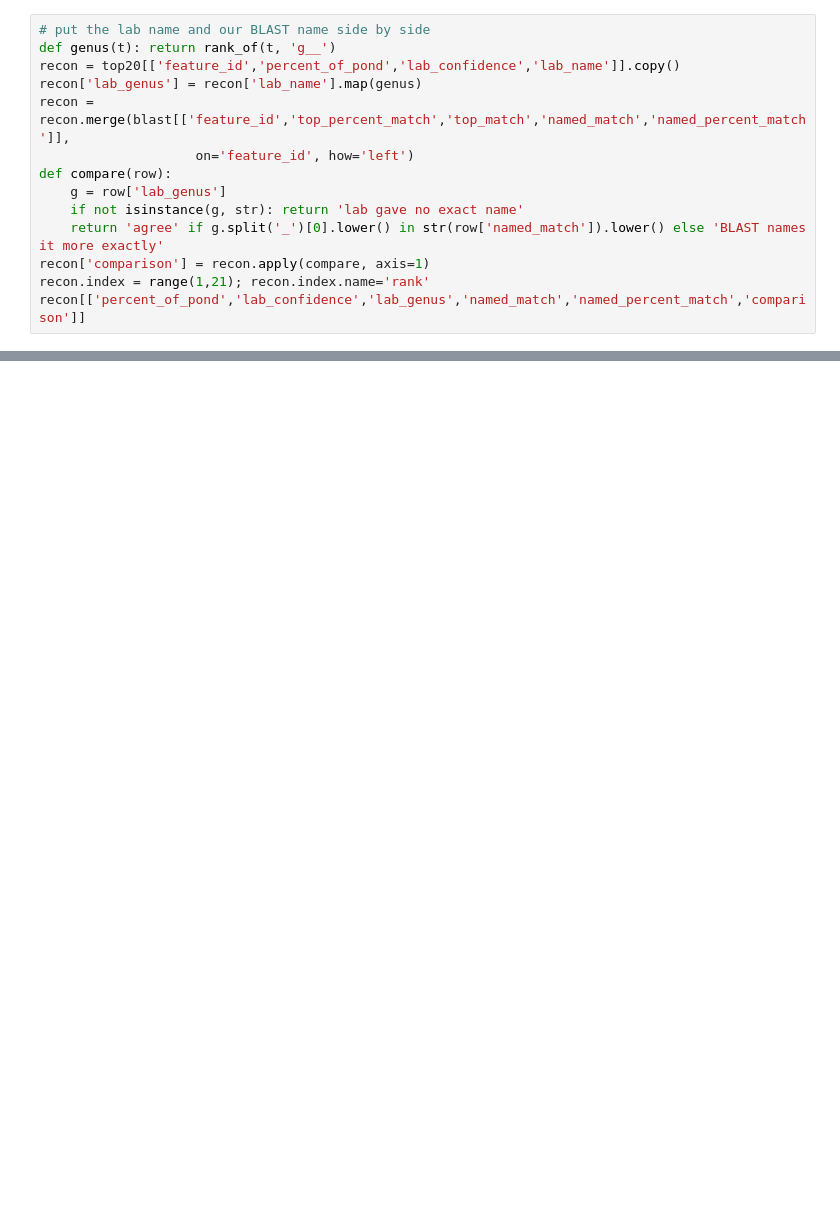
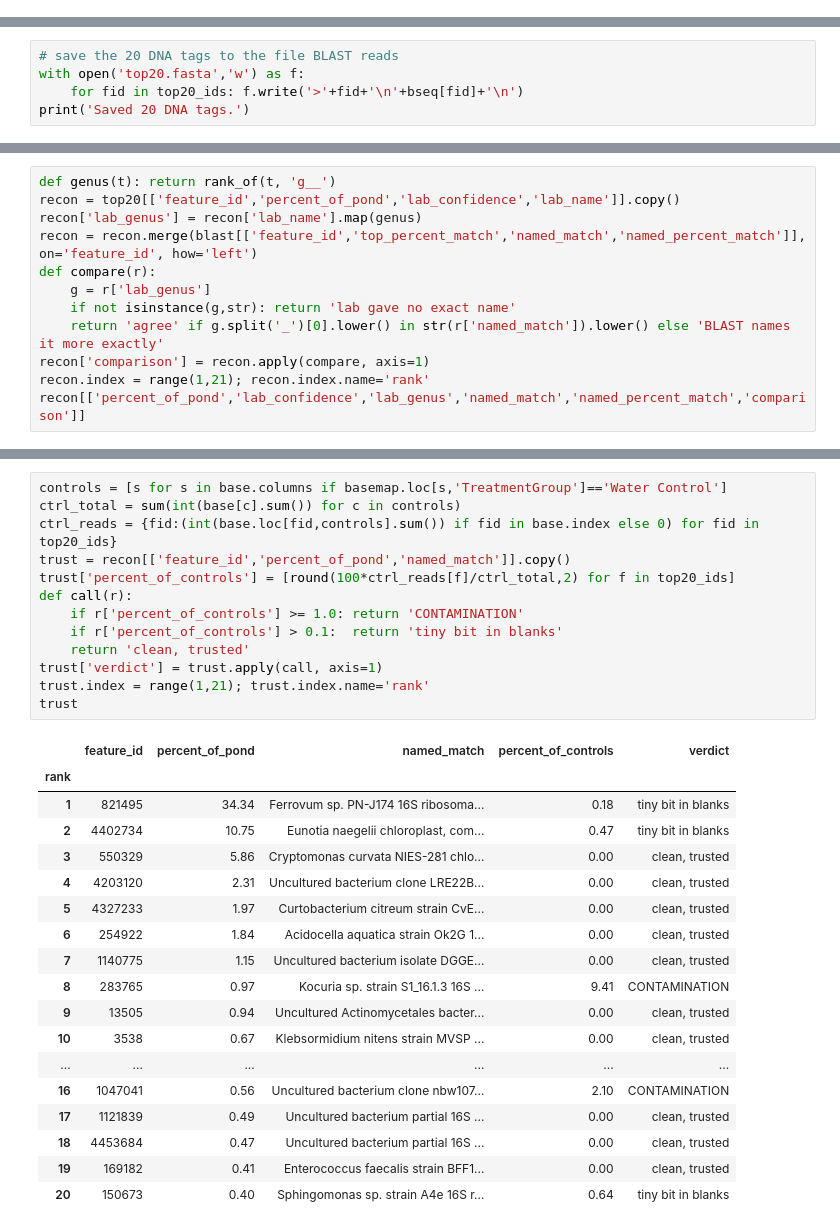
Before and after one commit to TomAs-1226/who-lives-there-boyce-park, a Jupyter notebook: Boyce_Park_Taxonomy.ipynb, the cells around one changed output, grey strips where cells are left out. Cells and saved outputs as stored; diff of their text form; blank space fills up the shorter version.

```diff
--- a/Boyce_Park_Taxonomy.ipynb
+++ b/Boyce_Park_Taxonomy.ipynb
@@ -267,14 +0,0 @@ First, we put **our BLAST names next to the lab's names**. Where they agree, gre
-# %%
-# put the lab name and our BLAST name side by side
-def genus(t): return rank_of(t, 'g__')
-recon = top20[['feature_id','percent_of_pond','lab_confidence','lab_name']].copy()
-recon['lab_genus'] = recon['lab_name'].map(genus)
-recon = recon.merge(blast[['feature_id','top_percent_match','top_match','named_match','named_percent_match']],
-                    on='feature_id', how='left')
-def compare(row):
-    g = row['lab_genus']
-    if not isinstance(g, str): return 'lab gave no exact name'
-    return 'agree' if g.split('_')[0].lower() in str(row['named_match']).lower() else 'BLAST names it more exactly'
-recon['comparison'] = recon.apply(compare, axis=1)
-recon.index = range(1,21); recon.index.name='rank'
-recon[['percent_of_pond','lab_confidence','lab_genus','named_match','named_percent_match','comparison']]
@@ -542,0 +131,5 @@ These are the main sources behind what we said about each organism.
+# %%
+# save the 20 DNA tags to the file BLAST reads
+with open('top20.fasta','w') as f:
+    for fid in top20_ids: f.write('>'+fid+'\n'+bseq[fid]+'\n')
+print('Saved 20 DNA tags.')
@@ -542,0 +217,12 @@ These are the main sources behind what we said about each organism.
+# %%
+def genus(t): return rank_of(t, 'g__')
+recon = top20[['feature_id','percent_of_pond','lab_confidence','lab_name']].copy()
+recon['lab_genus'] = recon['lab_name'].map(genus)
+recon = recon.merge(blast[['feature_id','top_percent_match','named_match','named_percent_match']], on='feature_id', how='left')
+def compare(r):
+    g = r['lab_genus']
+    if not isinstance(g,str): return 'lab gave no exact name'
+    return 'agree' if g.split('_')[0].lower() in str(r['named_match']).lower() else 'BLAST names it more exactly'
+recon['comparison'] = recon.apply(compare, axis=1)
+recon.index = range(1,21); recon.index.name='rank'
+recon[['percent_of_pond','lab_confidence','lab_genus','named_match','named_percent_match','comparison']]
@@ -542,0 +250,32 @@ These are the main sources behind what we said about each organism.
+# %%
+controls = [s for s in base.columns if basemap.loc[s,'TreatmentGroup']=='Water Control']
+ctrl_total = sum(int(base[c].sum()) for c in controls)
+ctrl_reads = {fid:(int(base.loc[fid,controls].sum()) if fid in base.index else 0) for fid in top20_ids}
+trust = recon[['feature_id','percent_of_pond','named_match']].copy()
+trust['percent_of_controls'] = [round(100*ctrl_reads[f]/ctrl_total,2) for f in top20_ids]
+def call(r):
+    if r['percent_of_controls'] >= 1.0: return 'CONTAMINATION'
+    if r['percent_of_controls'] > 0.1:  return 'tiny bit in blanks'
+    return 'clean, trusted'
+trust['verdict'] = trust.apply(call, axis=1)
+trust.index = range(1,21); trust.index.name='rank'
+trust
+# %% [output]
+|  | feature_id | percent_of_pond | named_match | percent_of_controls | verdict |
+| rank |  |  |  |  |  |
+| 1 | 821495 | 34.34 | Ferrovum sp. PN-J174 16S ribosoma... | 0.18 | tiny bit in blanks |
+| 2 | 4402734 | 10.75 | Eunotia naegelii chloroplast, com... | 0.47 | tiny bit in blanks |
+| 3 | 550329 | 5.86 | Cryptomonas curvata NIES-281 chlo... | 0.00 | clean, trusted |
+| 4 | 4203120 | 2.31 | Uncultured bacterium clone LRE22B... | 0.00 | clean, trusted |
+| 5 | 4327233 | 1.97 | Curtobacterium citreum strain CvE... | 0.00 | clean, trusted |
+| 6 | 254922 | 1.84 | Acidocella aquatica strain Ok2G 1... | 0.00 | clean, trusted |
+| 7 | 1140775 | 1.15 | Uncultured bacterium isolate DGGE... | 0.00 | clean, trusted |
+| 8 | 283765 | 0.97 | Kocuria sp. strain S1_16.1.3 16S ... | 9.41 | CONTAMINATION |
+| 9 | 13505 | 0.94 | Uncultured Actinomycetales bacter... | 0.00 | clean, trusted |
+| 10 | 3538 | 0.67 | Klebsormidium nitens strain MVSP ... | 0.00 | clean, trusted |
+| ... | ... | ... | ... | ... | ... |
+| 16 | 1047041 | 0.56 | Uncultured bacterium clone nbw107... | 2.10 | CONTAMINATION |
+| 17 | 1121839 | 0.49 | Uncultured bacterium partial 16S ... | 0.00 | clean, trusted |
+| 18 | 4453684 | 0.47 | Uncultured bacterium partial 16S ... | 0.00 | clean, trusted |
+| 19 | 169182 | 0.41 | Enterococcus faecalis strain BFF1... | 0.00 | clean, trusted |
+| 20 | 150673 | 0.40 | Sphingomonas sp. strain A4e 16S r... | 0.64 | tiny bit in blanks |
```
Also changed, not shown: parts of 54 cells of this notebook, 2 other files.
